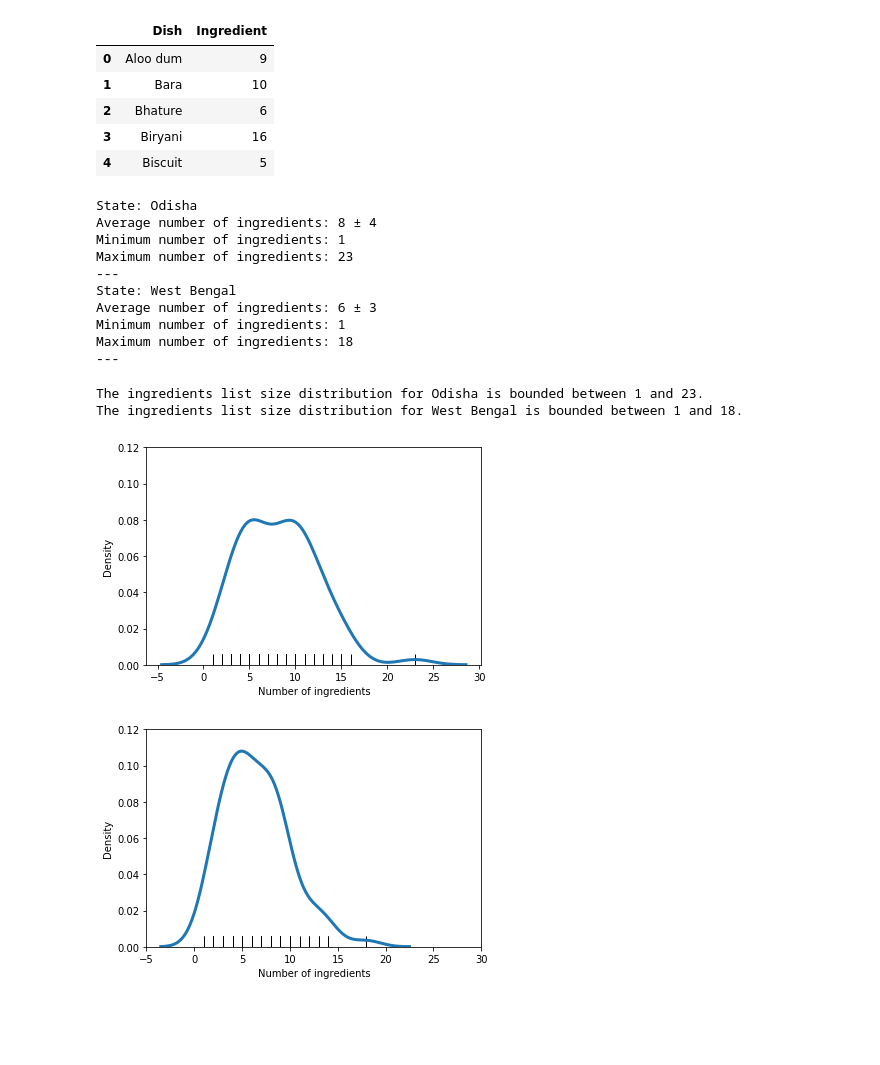
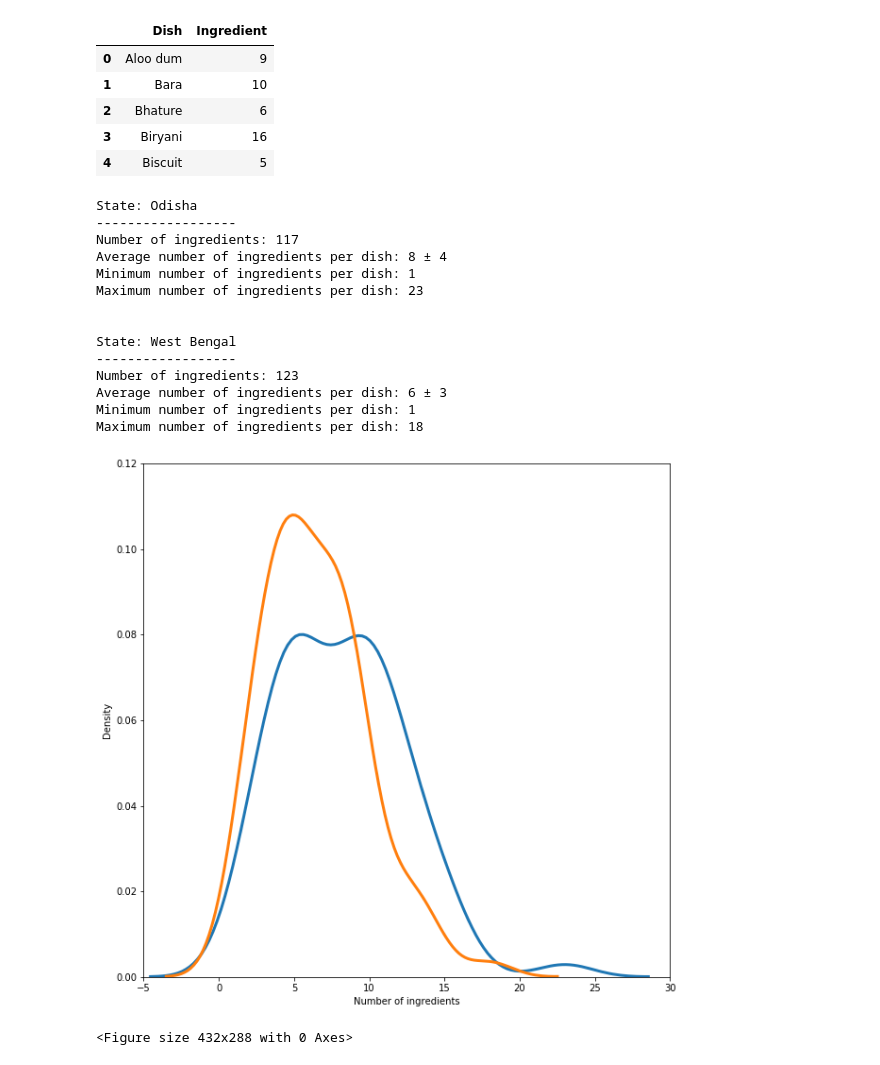
Before and after one commit to rochiecuevas/FoodChoice, a Jupyter notebook: Expert_Elicitation.ipynb, the cells around one changed output. Saved outputs shown, nothing was run; the diff lists cells and outputs as text; code cells hidden in the pictures; blank space fills up the shorter version.

Commit message:
added graph for ingredient categories

```diff
--- a/Expert_Elicitation.ipynb
+++ b/Expert_Elicitation.ipynb
@@ -331,58 +309,44 @@ stds = [round(df["Ingredient"].std()) for df in ing_counts]   # standard deviati
 mins = [round(df["Ingredient"].min()) for df in ing_counts]   # minimum
 maxs = [round(df["Ingredient"].max()) for df in ing_counts]   # maximum
 # %%
+# Print summary of results
 for x in range(0, len(means)):
     print(f"State: {states[x]}")
-    print(f"Average number of ingredients: {means[x]} ± {stds[x]}")
-    print(f"Minimum number of ingredients: {mins[x]}")
-    print(f"Maximum number of ingredients: {maxs[x]}")
-    print("---")
+    print("------------------")
+    print(f"Number of ingredients: {num_ing[x]}")
+    print(f"Average number of ingredients per dish: {means[x]} ± {stds[x]}")
+    print(f"Minimum number of ingredients per dish: {mins[x]}")
+    print(f"Maximum number of ingredients per dish: {maxs[x]}")
+    print("")
+    print("")
 # %% [output]
 State: Odisha
-Average number of ingredients: 8 ± 4
-Minimum number of ingredients: 1
-Maximum number of ingredients: 23
----
+------------------
+Number of ingredients: 117
+Average number of ingredients per dish: 8 ± 4
+Minimum number of ingredients per dish: 1
+Maximum number of ingredients per dish: 23
+
+
 State: West Bengal
-Average number of ingredients: 6 ± 3
-Minimum number of ingredients: 1
-Maximum number of ingredients: 18
----
+------------------
+Number of ingredients: 123
+Average number of ingredients per dish: 6 ± 3
+Minimum number of ingredients per dish: 1
+Maximum number of ingredients per dish: 18
-# %%
-# Bounds
-min_OD = ing_count_OD["Count_ingredients"].min()
-min_WB = ing_count_WB["Count_ingredients"].min()
-
-max_OD = ing_count_OD["Count_ingredients"].max()
-max_WB = ing_count_WB["Count_ingredients"].max()
-
-print(f"The ingredients list size distribution for Odisha is bounded between {min_OD} and {max_OD}.")
-print(f"The ingredients list size distribution for West Bengal is bounded between {min_WB} and {max_WB}.")
-# %% [output]
-The ingredients list size distribution for Odisha is bounded between 1 and 23.
-The ingredients list size distribution for West Bengal is bounded between 1 and 18.
 # %%
-# Create a density plot to show frequency of ingredient length for Odisha
-sns.distplot(ing_count_OD["Count_ingredients"], hist = False, kde = True,rug = True,
-            kde_kws = {"linewidth": 3},
-            rug_kws = {"color": "black"})
+# Create a density plot to show frequency of ingredient length for both states
+plt.figure(figsize=(10,10))
+for count in ing_counts:
+    sns.distplot(count["Ingredient"], hist = False, kde = True,
+                kde_kws = {"linewidth": 3})
 
+plt.xlim((-5, 30))
+plt.ylim((0, 0.12))
 plt.xlabel("Number of ingredients")
 plt.ylabel("Density")
-plt.ylim((0, 0.12))
-plt.savefig("EastIndia_Expert_Elicitation/density_OD.eps", format = "eps", dpi = 1000)
+plt.show()
+plt.savefig("EastIndia_Expert_Elicitation/density_ODWB.eps", format = "eps", dpi = 1000)
 # %% [output]
-[figure, old version]
+[figure, new version]
+<Figure size 432x288 with 0 Axes>
-# %%
-# Create a density plot to show frequency of ingredient length for West Bengal
-sns.distplot(ing_count_WB["Count_ingredients"], hist = False, kde = True, rug = True,
-            kde_kws = {"linewidth": 3},
-            rug_kws = {"color": "black"})
-
-plt.xlim((-5, 30))
-plt.ylim((0, 0.12))
-plt.xlabel("Number of ingredients")
-plt.ylabel("Density")
-plt.savefig("EastIndia_Expert_Elicitation/density_WB.eps", format = "eps", dpi = 1000)
-# %% [output]
-[figure, removed]
```
Also changed, not shown: parts of 14 cells of this notebook.
